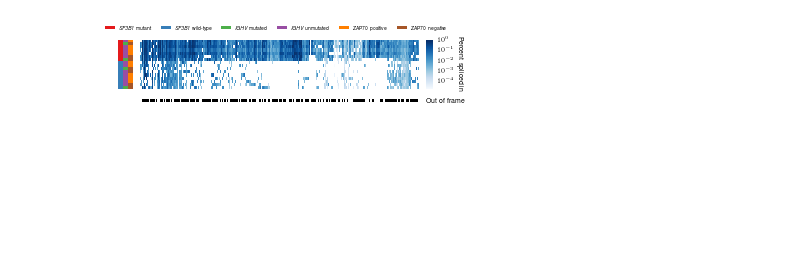
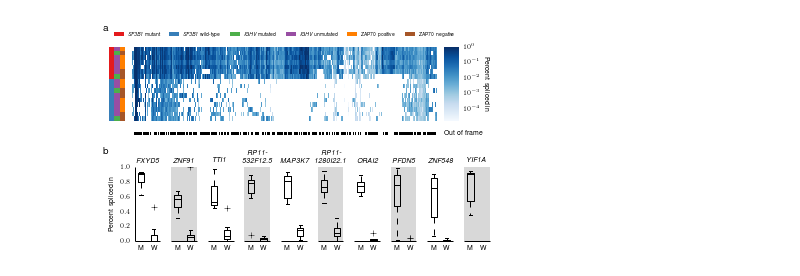
Before and after one commit to cdeboever3/deboever-sf3b1-2015, a Jupyter notebook: notebooks/figure04.ipynb, the cells around one changed output. Drawn from its saved outputs; the diff is of its cells as text; code cells hidden in the pictures; blank space fills up the shorter version.

Commit message:
Added part b, combined together
I used a gridspec for each figure part and corralled them using
tight_layout's rect option. This worked really well.

```diff
--- a/notebooks/figure04.ipynb
+++ b/notebooks/figure04.ipynb
@@ -139,11 +127,11 @@ meta_color = meta_color.ix[['condition', 'IGHV', 'ZAP70'],
 # %%
-fig = plt.figure(figsize=(5.5, 1.5),dpi=600)
-gs = gridspec.GridSpec(4, 4,
-                       width_ratios=[0.1, 0.05, 1, 0.025],
-                       height_ratios=[0.05, 1, 0.05, 0.15])
+fig = plt.figure(figsize=(5.5, 3.25),dpi=600)
+gs = gridspec.GridSpec(3, 3,
+                       width_ratios=[0.05, 1, 0.05],
+                       height_ratios=[0.015, 0.37, 0.015])
 
 ### heatmap axis
-heatmapAX = fig.add_subplot(gs[1,2])
+heatmapAX = fig.add_subplot(gs[1, 1])
 im = heatmapAX.imshow(psi, aspect='auto',
                       origin='lower',
                       interpolation='nearest',
@@ -159,7 +147,7 @@ heatmapAX.set_yticks(range(psi.shape[0]))
 heatmapAX.set_yticklabels(yticks)
 
 ### colorbar axis
-colorbarAX = fig.add_subplot(gs[1,3])
+colorbarAX = fig.add_subplot(gs[1, 2])
 cb = colorbar(mappable=im, cax=colorbarAX)
 cb.solids.set_edgecolor("face")
 cb.outline.set_linewidth(0)
@@ -169,14 +157,14 @@ cb.set_label('Percent spliced in',
              rotation=270, labelpad=10)
 
 ### sample colorbar axis
-sample_colorbarAX = fig.add_subplot(gs[1,1])
+sample_colorbarAX = fig.add_subplot(gs[1, 0])
 im = sample_colorbarAX.imshow(meta_color.transpose(1,0,2),
                               interpolation='nearest', origin='lower',
                               aspect='auto')
 ds.clean_axis(sample_colorbarAX)
 
 ### plot out of frame heatmap
-frameAX = fig.add_subplot(gs[2,2])
+frameAX = fig.add_subplot(gs[2, 1])
 im = frameAX.imshow([df.downstream_acceptor_dist.apply(lambda x: [0,1][x % 3 != 0])],
                     aspect='auto', origin='lower', cmap=cm.Greys, interpolation='nearest')
 
@@ -186,13 +174,13 @@ ds.clean_axis(frameAX)
 # make y-axis labels for out of frame heatmap.
 # Due to tight layout, it's easier for me to
 # make these as custom text in the adjacent axis
-frame_labelAX = fig.add_subplot(gs[2, 3])
+frame_labelAX = fig.add_subplot(gs[2, 2])
 ds.clean_axis(frame_labelAX)
 t = plt.text(0, 0.5, 'Out of frame',
              ha='left', va='center')
 
 ### legend axis
-legendAX = plt.subplot(gs[0,1:])
+legendAX = plt.subplot(gs[0, :])
 ds.clean_axis(legendAX)
 rectL = []
 labelL = []
@@ -224,23 +212,60 @@ for key in d.keys():
         labelL.append(key.replace('positive','ZAP70 positive').replace('negative','ZAP70 negative'))
     r = Rectangle((0, 0), 0, 0, fc=d[key])
     rectL.append(r)
-"""
-for c in ['condition', 'IGHV', 'ZAP70']:
-    d = dict(zip(meta.ix[meta_color.major_axis,c],
-                 meta_color.ix[c].values))
-    for key in d.keys():
-        if key != 'NA':
-            labelL.append(key.replace('MUT','\\textit{SF3B1} mutant').replace('WT','\\textit{SF3B1} wild-type'))
-            labelL.append(key.replace('unmutated','\\textit{IGHV} unmutated').replace('mutated','\\textit{IGHV} mutated'))
-            labelL.append(key.replace('positive','ZAP70 positive').replace('negative','ZAP70 negative'))
-            r = Rectangle((0, 0), 0, 0, fc=d[key])
-            rectL.append(r)
-"""
+
 lgd = legendAX.legend(rectL, labelL, loc='center', frameon=False, prop={'size':5}, ncol=6)
 for p in lgd.get_patches():
     p.set_linewidth(0)
+gs.tight_layout(fig, rect = [0, 0.5, 1, 1])
 
-gs.tight_layout(fig)
-fig.savefig(os.path.join(outdir, 'figure04.pdf'),
-            transparent=True, dpi=600)
+# B
+b_gs = gridspec.GridSpec(1, psi_high.shape[0])
+
+for i, ind in enumerate(psi_high.index):
+    ax = fig.add_subplot(b_gs[0, i])
+    b = ax.boxplot([psi_high.ix[ind, cll_muts],
+                    psi_high.ix[ind, cll_wts]],
+                   widths=0.5)
+    for part in ['boxes', 'caps', 'fliers', 'medians', 'whiskers']:
+        for thing in b[part]:
+            thing.set_color('black')
+    ax.set_xticklabels(['M', 'W'])
+    g = results.ix[ind, 'gene_name']
+    if g[0:2] == 'RP' and '-' in g:
+        top, bottom = g.split('-')
+        top += '-'
+        top = '\\textit{' + top + '}'
+        top += '\n'
+        bottom = '\\textit{' + bottom + '}'
+        g = top + bottom
+    else:
+        g = '\\textit{' + g + '}'
+    ax.set_title(g,
+                 fontsize=7,
+                 style='italic',
+                 multialignment='center')
+    ax.spines['right'].set_visible(False)
+    ax.spines['top'].set_visible(False)
+    ax.spines['left'].set_visible(False)
+    for l in ax.get_xticklines() + ax.get_yticklines():
+        l.set_markersize(0)
+    if i % 2 == 1:
+        ax.set_axis_bgcolor('#D8D8D8')
+
+    ax.spines['right'].set_visible(False)
+    ax.spines['top'].set_visible(False)
+    if i == 0:
+        ax.set_ylabel('Percent spliced in')
+        ax.spines['left'].set_visible(True)
+    else:
+        ax.set_yticks([])
+        ax.spines['left'].set_visible(False)
+b_gs.tight_layout(fig, rect = [0, 0, 1, 0.5])
+
+t = fig.text(0.005, 0.965, 'a', weight='bold',
+             size=ds.subfigure_label_fontsize)
+t = fig.text(0.005, 0.45, 'b', weight='bold',
+             size=ds.subfigure_label_fontsize)
+
+fig.savefig(os.path.join(outdir, 'figure04.pdf'), dpi=600)
 # %% [output]
@@ -249 +272 @@ unmutated
-[figure, old version]
+[figure, new version]
```
Also changed, not shown: parts of 6 cells of this notebook.
